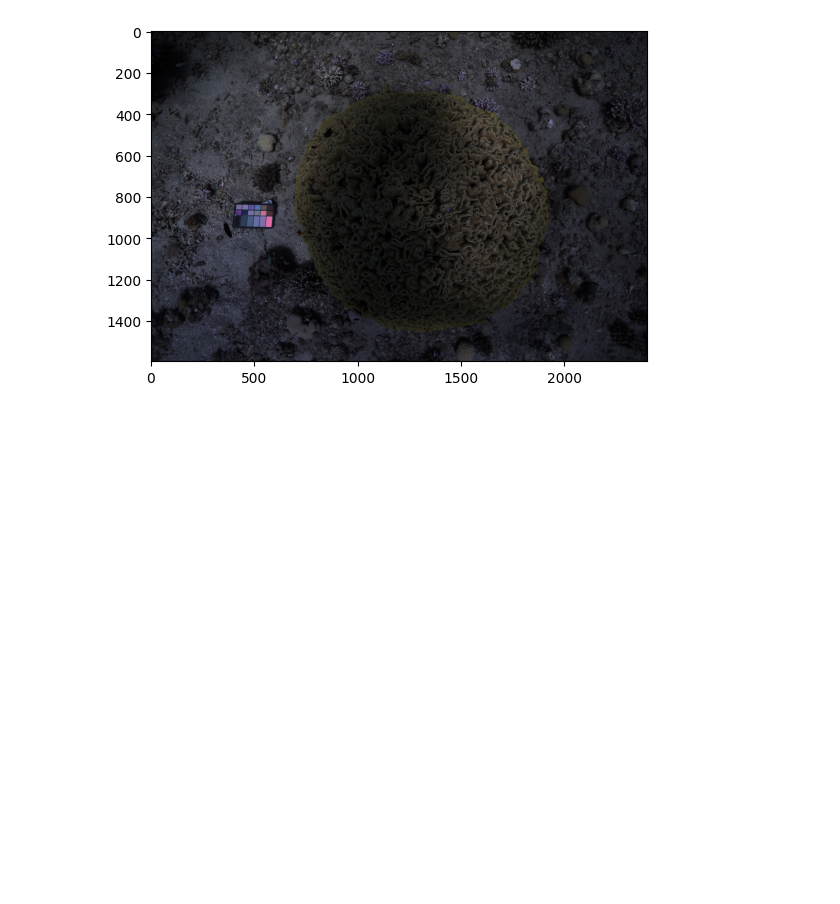
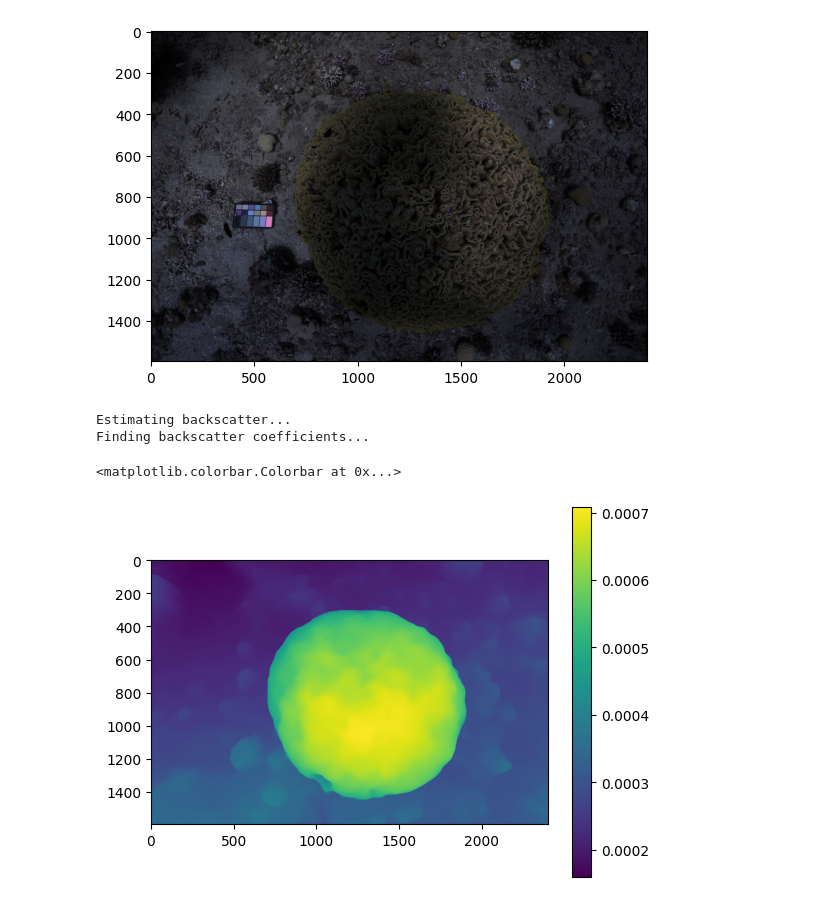
Before and after one commit to UCSD-E4E/pySeaThruDev, a Jupyter notebook: reference_implementation.ipynb, the cells around one changed output. Cells and saved outputs as stored; diff of their text form; code cells hidden in the pictures; blank space fills up the shorter version.

Commit message:
feat: initial implementation of backscatter calculation

```diff
--- a/reference_implementation.ipynb
+++ b/reference_implementation.ipynb
@@ -23,13 +23,18 @@ class Args:
     def __iter__(self):
         return self.__dict__.__iter__()
 # %%
+
+def img2double(img: np.ndarray, max_value: float) -> np.ndarray:
+    img_double = img.astype(np.float64)
+
+    return img_double / max_value
 
 class ColorCorrection:
     def __init__(
         self,
         f=2.0,
         l=0.5,
-        p=0.01,
+        p=0.1,
         min_depth=0.0,
         max_depth: float = None,
         spread_data_fraction=0.05,
@@ -140,3 +144,29 @@ plt.imshow(cv2.cvtColor(corrected, cv2.COLOR_BGR2RGB))
 # %% [output]
 <matplotlib.image.AxesImage at 0x...>
 [figure]
+# %%
+img = img2double(png, png.max())
+
+print("Estimating backscatter...", flush=True)
+ptsR, ptsG, ptsB = find_backscatter_estimation_points(
+    img, tif, fraction=0.01, min_depth_percent=0
+)
+
+print("Finding backscatter coefficients...", flush=True)
+Br, coefsR = find_backscatter_values(ptsR, tif, restarts=25)
+Bg, coefsG = find_backscatter_values(ptsG, tif, restarts=25)
+Bb, coefsB = find_backscatter_values(ptsB, tif, restarts=25)
+
+backscatter = np.zeros_like(img)
+backscatter[:, :, 0] = Br
+backscatter[:, :, 1] = Bg
+backscatter[:, :, 2] = Bb
+# %% [output]
+Estimating backscatter...
+Finding backscatter coefficients...
+# %%
+plt.imshow(Br)
+plt.colorbar()
+# %% [output]
+<matplotlib.colorbar.Colorbar at 0x...>
+[figure, added]
```
Also changed, not shown: parts of 7 cells of this notebook, 3 other files.
